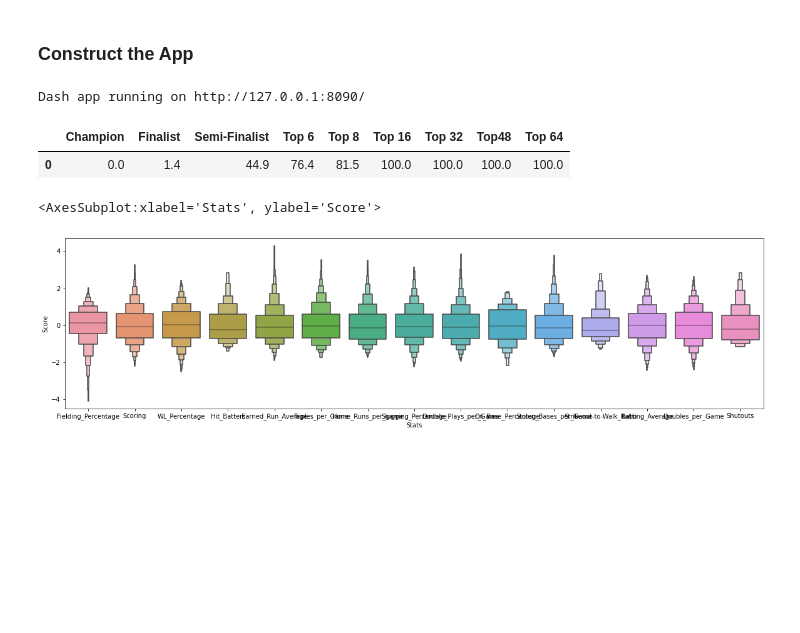
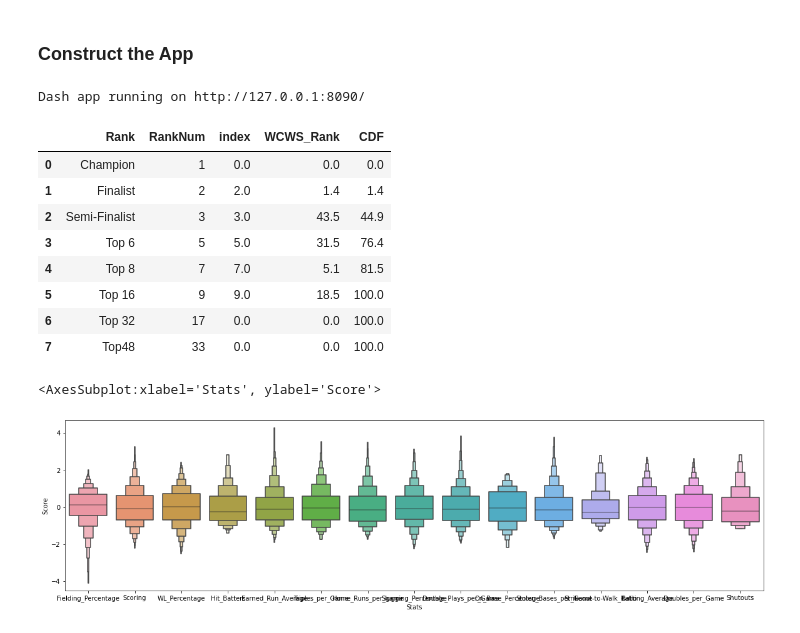
Before and after one commit to koeunlim/Capstone_Softball, a Jupyter notebook: 08_NCAA_Softball_Dashboard_tryTabs.ipynb, the cells around one changed output. Drawn from its saved outputs; the diff is of its cells as text; code cells hidden in the pictures; blank space fills up the shorter version.

```diff
--- a/08_NCAA_Softball_Dashboard_tryTabs.ipynb
+++ b/08_NCAA_Softball_Dashboard_tryTabs.ipynb
@@ -590,16 +608,23 @@ Dash app running on http://127.0.0.1:8090/
 # %%
 data = df_WSRank[df_WSRank.index == 'UCLA']
 data_count = pd.DataFrame(data.WCWS_Rank.value_counts()/10).reset_index()
 Rank_list = pd.DataFrame()
-Rank_list['Rank'] = ['Champion','Finalist','Semi-Finalist','Top 6','Top 8', 'Top 16', 'Top 32','Top48','Top 64']
+Rank_list['Rank'] = ['Champion','Finalist','Semi-Finalist','Top 6','Top 8', 'Top 16', 'Top 32','Top 48','Top 64']
 Rank_list['RankNum'] = [1, 2, 3, 5, 7, 9, 17, 33, 49]
 data_rank = Rank_list.merge(data_count,how='left',left_on='RankNum',right_on='index').fillna(0)
 data_rank['CDF']=np.cumsum(data_rank.WCWS_Rank)
 
-pd.DataFrame(data_rank.set_index('Rank')[['CDF']].T.to_dict('records'))
+data_rank.iloc[0:8,:]
 # %% [output]
-|  | Champion | Finalist | Semi-Finalist | Top 6 | Top 8 | Top 16 | Top 32 | Top48 | Top 64 |
-| 0 | 0.0 | 1.4 | 44.9 | 76.4 | 81.5 | 100.0 | 100.0 | 100.0 | 100.0 |
+|  | Rank | RankNum | index | WCWS_Rank | CDF |
+| 0 | Champion | 1 | 0.0 | 0.0 | 0.0 |
+| 1 | Finalist | 2 | 2.0 | 1.4 | 1.4 |
+| 2 | Semi-Finalist | 3 | 3.0 | 43.5 | 44.9 |
+| 3 | Top 6 | 5 | 5.0 | 31.5 | 76.4 |
+| 4 | Top 8 | 7 | 7.0 | 5.1 | 81.5 |
+| 5 | Top 16 | 9 | 9.0 | 18.5 | 100.0 |
+| 6 | Top 32 | 17 | 0.0 | 0.0 | 100.0 |
+| 7 | Top48 | 33 | 0.0 | 0.0 | 100.0 |
 # %%
 sns.boxenplot(data=df_norm,x='Stats',y='Score',showfliers=False)
 # %% [output]
```
Also changed, not shown: parts of 1 cell of this notebook, 1 other file.
